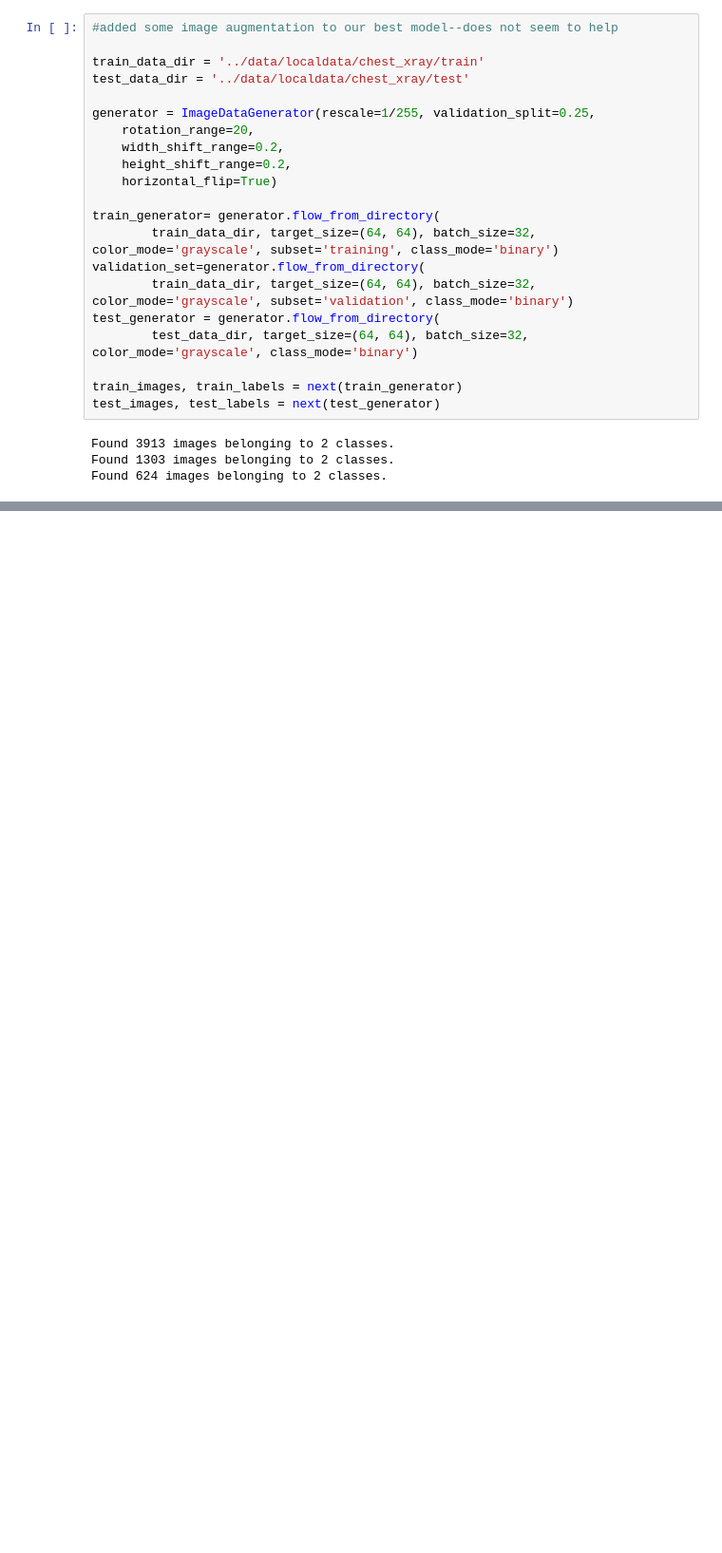
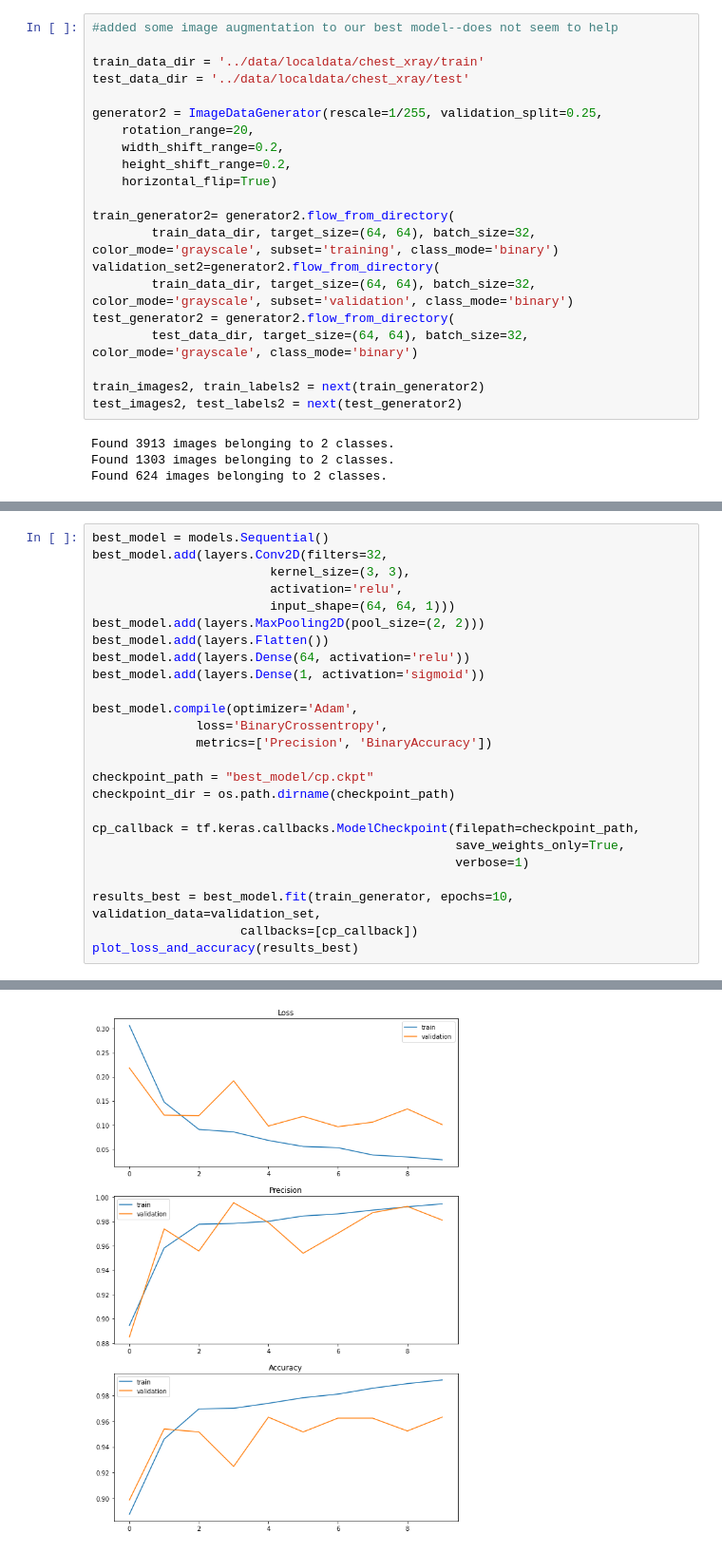
Before and after one commit to nickthetj/GroupProject4, a Jupyter notebook: notebooks/Lydia Scratch.ipynb, the cells around one changed output, grey strips where cells are left out. Shown at 95% size. Saved outputs shown, nothing was run; the diff lists cells and outputs as text; blank space fills up the shorter version.

Commit message:
best model saved

```diff
--- a/notebooks/Lydia Scratch.ipynb
+++ b/notebooks/Lydia Scratch.ipynb
@@ -600,21 +594,21 @@ Epoch 00007: early stopping
 train_data_dir = '../data/localdata/chest_xray/train'
 test_data_dir = '../data/localdata/chest_xray/test'
 
-generator = ImageDataGenerator(rescale=1/255, validation_split=0.25,
+generator2 = ImageDataGenerator(rescale=1/255, validation_split=0.25,
     rotation_range=20,
     width_shift_range=0.2,
     height_shift_range=0.2,
     horizontal_flip=True)
 
-train_generator= generator.flow_from_directory(
+train_generator2= generator2.flow_from_directory(
         train_data_dir, target_size=(64, 64), batch_size=32, color_mode='grayscale', subset='training', class_mode='binary')
-validation_set=generator.flow_from_directory(
+validation_set2=generator2.flow_from_directory(
         train_data_dir, target_size=(64, 64), batch_size=32, color_mode='grayscale', subset='validation', class_mode='binary')
-test_generator = generator.flow_from_directory(
+test_generator2 = generator2.flow_from_directory(
         test_data_dir, target_size=(64, 64), batch_size=32, color_mode='grayscale', class_mode='binary')
 
-train_images, train_labels = next(train_generator)
-test_images, test_labels = next(test_generator)
+train_images2, train_labels2 = next(train_generator2)
+test_images2, test_labels2 = next(test_generator2)
 # %% [output]
 Found 3913 images belonging to 2 classes.
 Found 1303 images belonging to 2 classes.
@@ -703,0 +708,26 @@ Epoch 00019: early stopping
+# %%
+best_model = models.Sequential()
+best_model.add(layers.Conv2D(filters=32,
+                        kernel_size=(3, 3),
+                        activation='relu',
+                        input_shape=(64, 64, 1)))
+best_model.add(layers.MaxPooling2D(pool_size=(2, 2)))
+best_model.add(layers.Flatten())
+best_model.add(layers.Dense(64, activation='relu'))
+best_model.add(layers.Dense(1, activation='sigmoid'))
+
+best_model.compile(optimizer='Adam',
+              loss='BinaryCrossentropy',
+              metrics=['Precision', 'BinaryAccuracy'])
+
+checkpoint_path = "best_model/cp.ckpt"
+checkpoint_dir = os.path.dirname(checkpoint_path)
+
+cp_callback = tf.keras.callbacks.ModelCheckpoint(filepath=checkpoint_path,
+                                                 save_weights_only=True,
+                                                 verbose=1)
+
+results_best = best_model.fit(train_generator, epochs=10, validation_data=validation_set,
+                    callbacks=[cp_callback])
+plot_loss_and_accuracy(results_best)
+# %% [output]
@@ -703,0 +751 @@ Epoch 00019: early stopping
+[figure, added]
```
Also changed, not shown: parts of 13 cells of this notebook, 4 other files.
